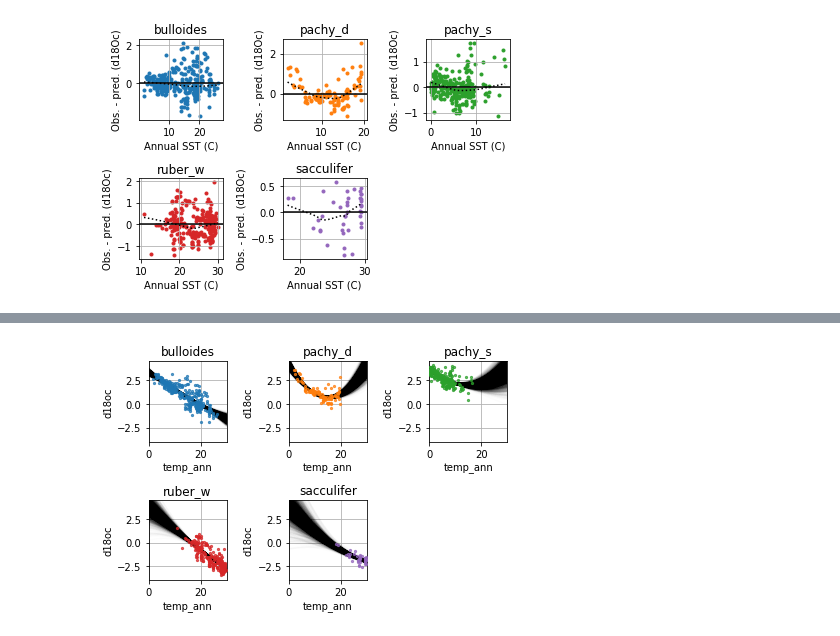
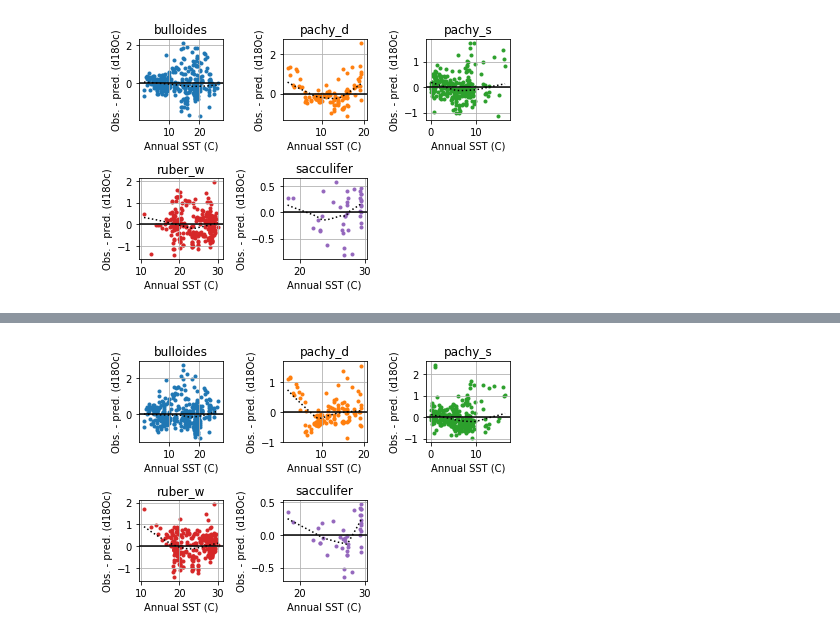
Before and after one commit to brews/deltaoxfox, a Jupyter notebook: coretop_bayesreg.ipynb, the cells around one changed output, grey strips where cells are left out. Saved outputs shown, nothing was run; the diff lists cells and outputs as text; code cells hidden in the pictures.

Commit message:
Removed unused bayesreg, added prelim d18Osw model

```diff
--- a/coretop_bayesreg.ipynb
+++ b/coretop_bayesreg.ipynb
@@ -180,22 +174,19 @@ with pm.Model() as model0:
     mu_b = pm.Normal('mu_beta', mu=0, sd=1)
     sigma_b = pm.HalfCauchy('sigma_beta', beta=1)
 
-    mu_c = pm.Normal('mu_gamma', mu=0, sd=1)
-    sigma_c = pm.HalfCauchy('sigma_gamma', beta=1)
-
     # Intercept and slope
     a = pm.Normal('alpha', mu=mu_a, sd=sigma_a, shape=n_species)
     b = pm.Normal('beta', mu=mu_b, sd=sigma_b, shape=n_species)
-    c = pm.Normal('gamma', mu=mu_c, sd=sigma_c, shape=n_species)
     # Model error
     eps = pm.HalfCauchy('eps', beta=1, shape=n_species)
 
     # Likelihood
-    d18oc_est = a[idx_species] + b[idx_species] * coretops['temp_ann'] + c[idx_species] * coretops['temp_ann']**2
+#     d18oc_est = a[idx_species] + b[idx_species] * coretops['temp_ann']
+    d18oc_est = a[idx_species] + b[idx_species] * coretops['temp_ann'] + (coretops['d18osw'] - 0.27)
     likelihood = pm.Normal('y', mu=d18oc_est, sd=eps[idx_species],
                            observed=coretops['d18oc'])
 
-    trace0 = pm.sample(5000, njobs=1, threads=3)
+    trace0 = pm.sample(5000, njobs=1)
 # %% [output]
 Auto-assigning NUTS sampler...
 Initializing NUTS using ADVI...
@@ -232,22 +208,28 @@ plt.tight_layout()
 # %%
-# Plot the simulations of fits for each spp.
-synth_temp = np.arange(0, 31)
+# Plot residuals of the median model for each spp.
+# TODO(brews): This should become a function. I'm too lazy now.
+
 for i in np.unique(idx_species):
     spp = coretops.species.unique()[i]
+    coretops_sub = coretops.query("species == '{}'".format(spp))
     ax = plt.subplot(2, 3, i+1)
     spp_msk = coretops.species.unique() == spp
-    y = trace0['alpha'][:, spp_msk] + trace0['beta'][:, spp_msk] * synth_temp + trace0['gamma'][:, spp_msk] * synth_temp**2
-    ax.plot(np.broadcast_to(synth_temp, (y.shape[0], len(synth_temp))).T,
-            y.T, alpha = 0.01, label=spp,
-            color='black')
-    coretops.query("species == '{}'".format(spp)).plot(y='d18oc', x='temp_ann',
-        ax=ax, kind='scatter', marker='.', alpha=0.75,
-        color=list(matplotlib.colors.TABLEAU_COLORS.values())[i], zorder=10)
-    ax.set_xlim(0, 30)
-    ax.set_ylim(-4, 4.5)
+    alpha = np.median(trace0['alpha'][:, spp_msk])
+    beta = np.median(trace0['beta'][:, spp_msk])
+#     y = alpha + beta * coretops_sub['temp_ann']
+    y = alpha + beta * coretops_sub['temp_ann'] + (coretops_sub['d18osw'] - 0.27)
+    resids = coretops_sub['d18oc'] - y
+    resids_smoothed = sm.nonparametric.lowess(resids, coretops_sub['temp_ann'], frac=0.75)
+    ax.plot(resids_smoothed[:, 0], resids_smoothed[:, 1], label='LOWESS', linestyle=':', color='black')
+
+    ax.scatter(x=coretops_sub['temp_ann'], y=resids, marker='.', label=spp,
+               color=list(matplotlib.colors.TABLEAU_COLORS.values())[i])
+    ax.axhline(y=0, color='black')
     ax.set_title(spp)
+    ax.set_ylabel('Obs. - pred. (d18Oc)')
+    ax.set_xlabel('Annual SST (C)')
     ax.grid(True)
 plt.tight_layout()
 plt.show()
 # %% [output]
-[figure, old version]
+[figure, new version]
```
Also changed, not shown: parts of 21 cells of this notebook.
